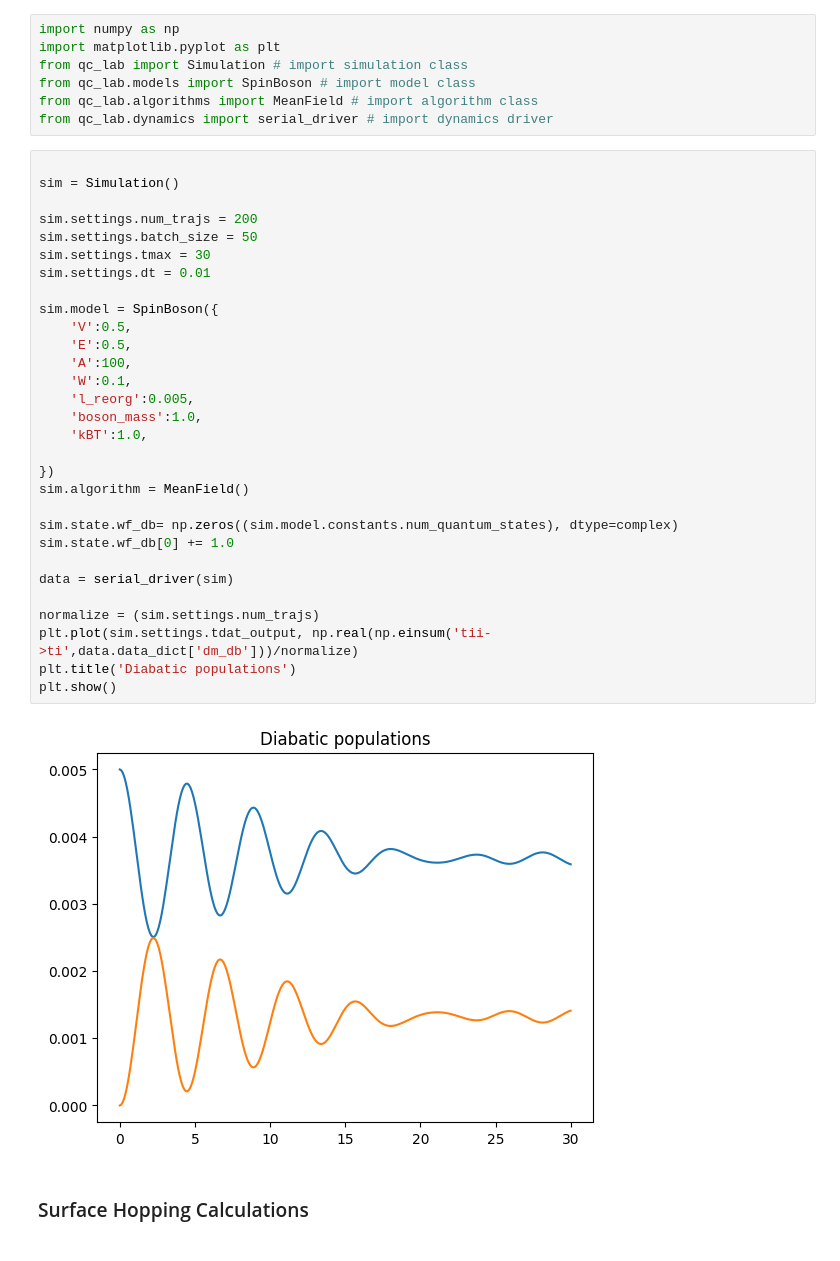
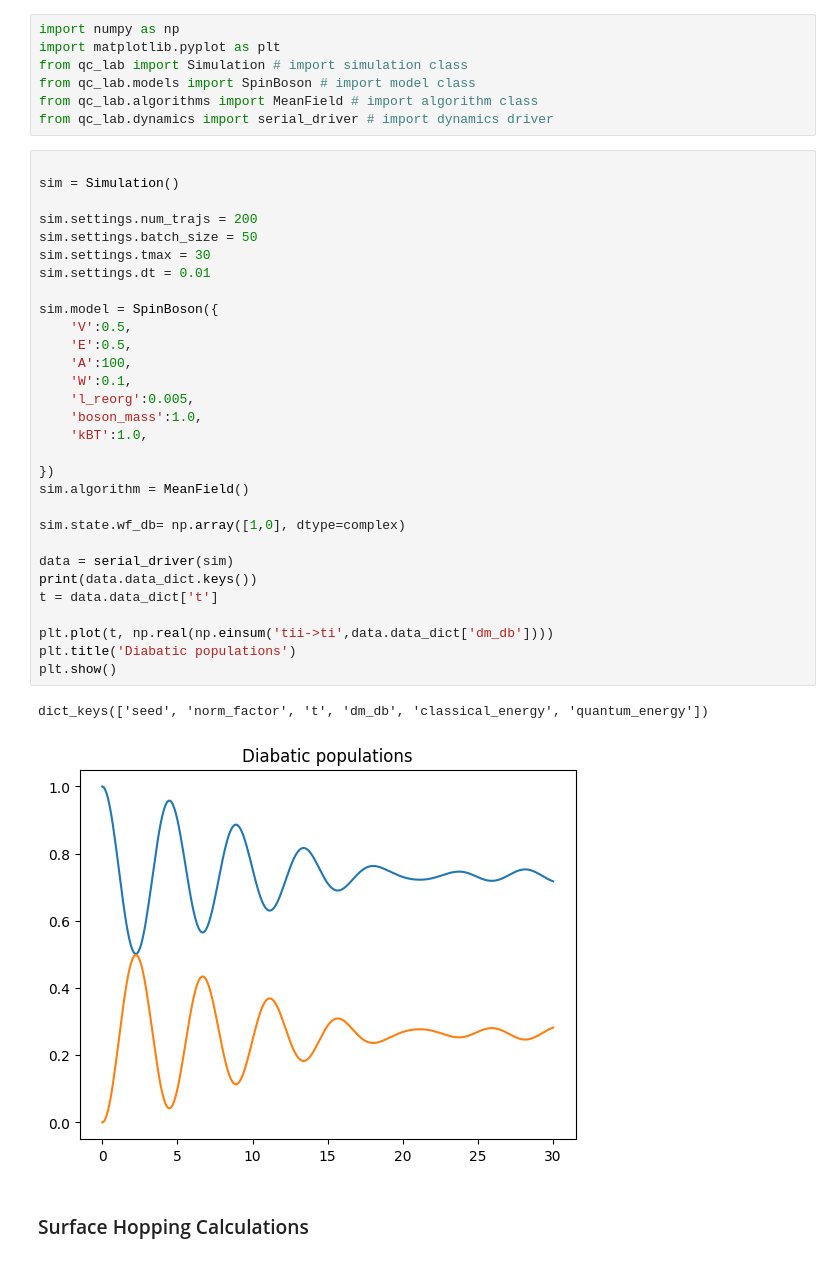
Before and after one commit to tempelaar-team/qc_lab, a Jupyter notebook: examples/spin_boson_examples.ipynb, the cells around one changed output. Cells and saved outputs as stored; diff of their text form.

Commit message:
Added time as an output to algorithms.

```diff
--- a/examples/spin_boson_examples.ipynb
+++ b/examples/spin_boson_examples.ipynb
@@ -12,35 +12,36 @@ from qc_lab.dynamics import serial_driver # import dynamics driver
 # %%
 
 sim = Simulation()
 
 sim.settings.num_trajs = 200
 sim.settings.batch_size = 50
 sim.settings.tmax = 30
 sim.settings.dt = 0.01
 
 sim.model = SpinBoson({
     'V':0.5,
     'E':0.5,
     'A':100,
     'W':0.1,
     'l_reorg':0.005,
     'boson_mass':1.0,
     'kBT':1.0,
 
 })
 sim.algorithm = MeanField()
 
-sim.state.wf_db= np.zeros((sim.model.constants.num_quantum_states), dtype=complex)
-sim.state.wf_db[0] += 1.0
+sim.state.wf_db= np.array([1,0], dtype=complex)
 
 data = serial_driver(sim)
+print(data.data_dict.keys())
+t = data.data_dict['t']
 
-normalize = (sim.settings.num_trajs)
-plt.plot(sim.settings.tdat_output, np.real(np.einsum('tii->ti',data.data_dict['dm_db']))/normalize)
+plt.plot(t, np.real(np.einsum('tii->ti',data.data_dict['dm_db'])))
 plt.title('Diabatic populations')
 plt.show()
 # %% [output]
+dict_keys(['seed', 'norm_factor', 't', 'dm_db', 'classical_energy', 'quantum_energy'])
-[figure, old version]
+[figure, new version]
 # %% [markdown]
 ### Surface Hopping Calculations
 # %%
```
Also changed, not shown: 4 other files.
